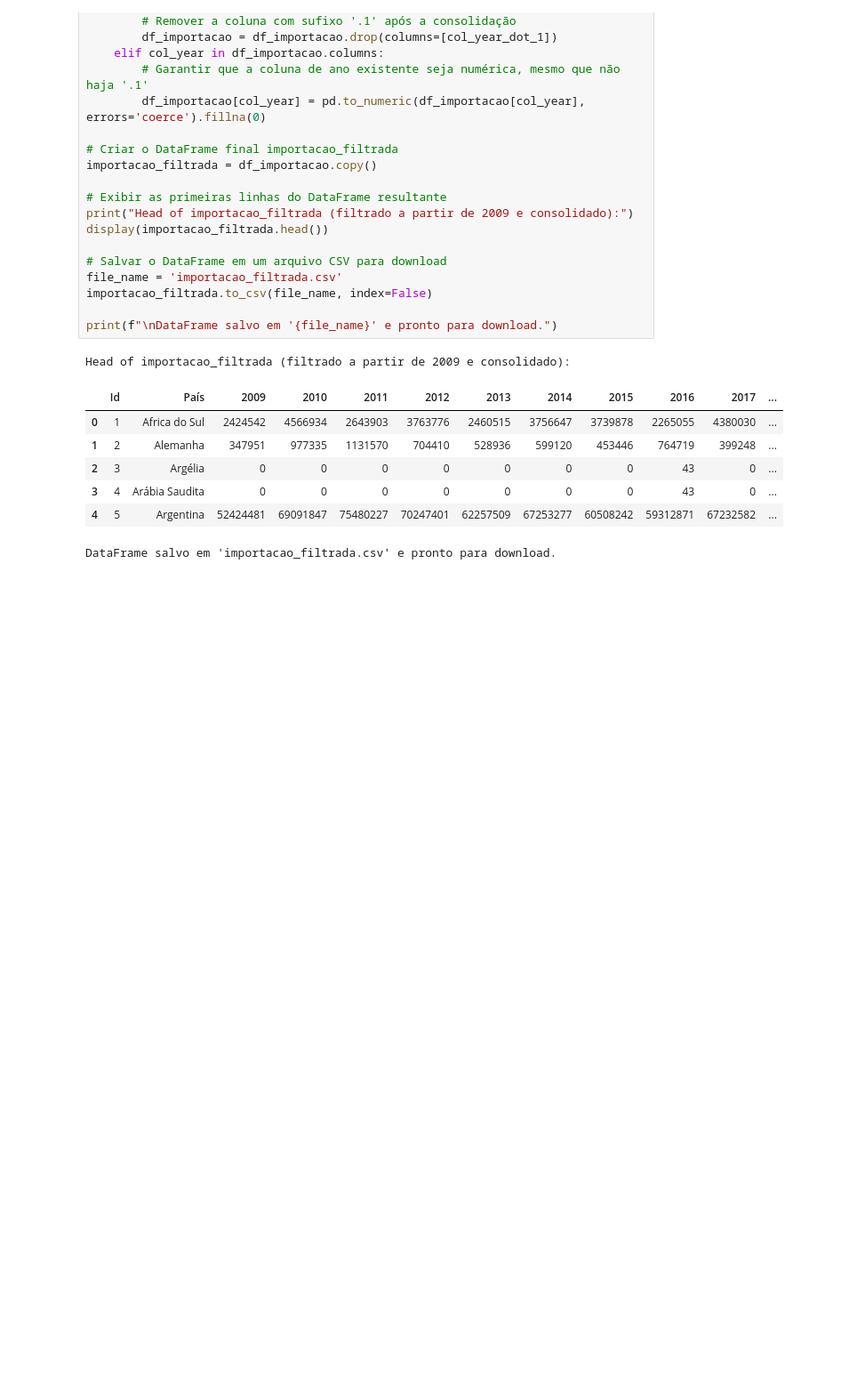
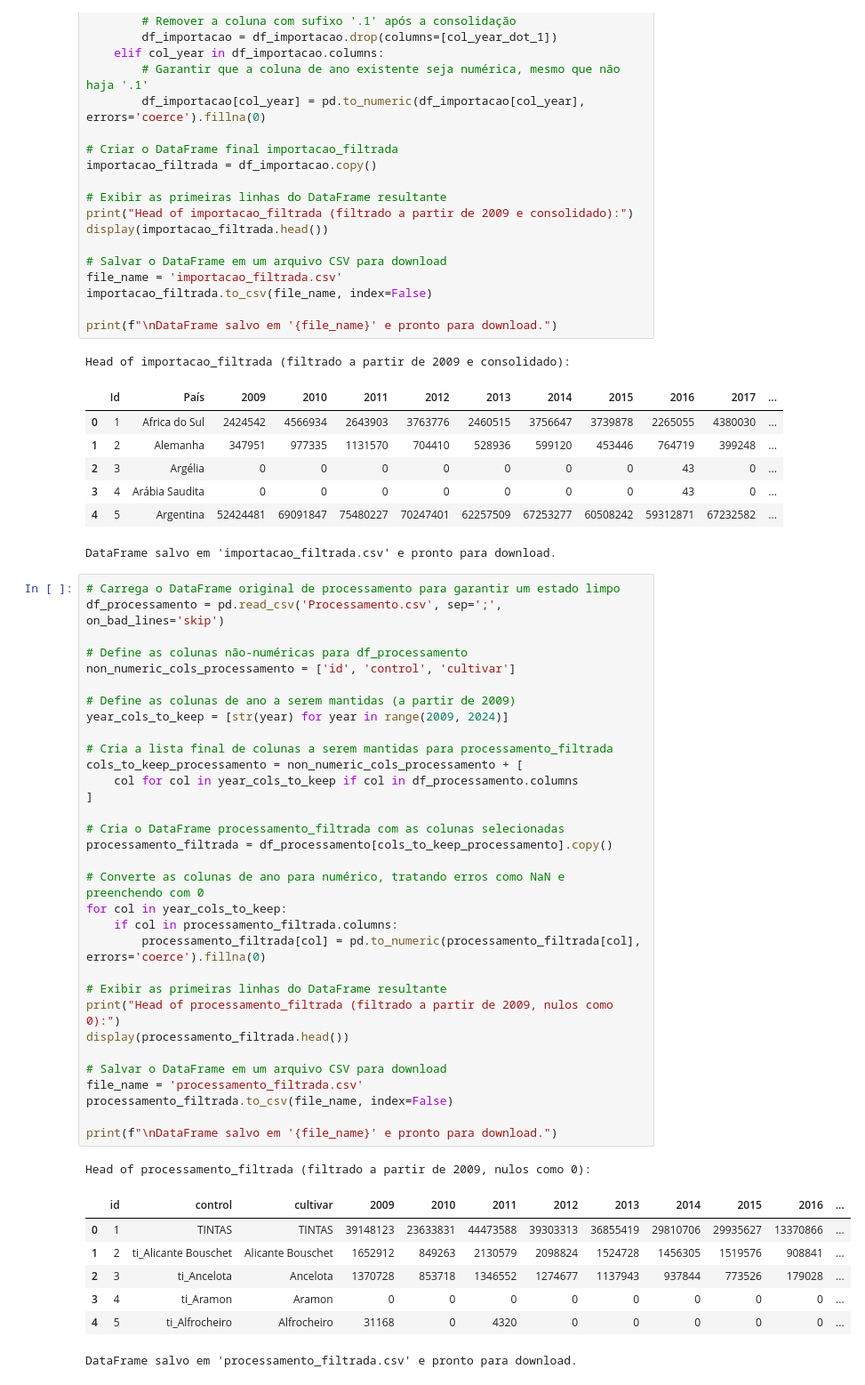
Before and after one commit to rafaellccouto/postech_analise_vinhos_comercio, a Jupyter notebook: Analise_vinhos_comercio.ipynb, the cells around one changed output. Shown at 89% size. Saved outputs shown, nothing was run; the diff lists cells and outputs as text; blank space fills up the shorter version.

```diff
--- a/Analise_vinhos_comercio.ipynb
+++ b/Analise_vinhos_comercio.ipynb
@@ -210,3 +210,44 @@ Head of importacao_filtrada (filtrado a partir de 2009 e consolidado):
 | 3 | 4 | Arábia Saudita | 0 | 0 | 0 | 0 | 0 | 0 | 0 | 43 | 0 | ... |
 | 4 | 5 | Argentina | 52424481 | 69091847 | 75480227 | 70247401 | 62257509 | 67253277 | 60508242 | 59312871 | 67232582 | ... |
 DataFrame salvo em 'importacao_filtrada.csv' e pronto para download.
+# %%
+# Carrega o DataFrame original de processamento para garantir um estado limpo
+df_processamento = pd.read_csv('Processamento.csv', sep=';', on_bad_lines='skip')
+
+# Define as colunas não-numéricas para df_processamento
+non_numeric_cols_processamento = ['id', 'control', 'cultivar']
+
+# Define as colunas de ano a serem mantidas (a partir de 2009)
+year_cols_to_keep = [str(year) for year in range(2009, 2024)]
+
+# Cria a lista final de colunas a serem mantidas para processamento_filtrada
+cols_to_keep_processamento = non_numeric_cols_processamento + [
+    col for col in year_cols_to_keep if col in df_processamento.columns
+]
+
+# Cria o DataFrame processamento_filtrada com as colunas selecionadas
+processamento_filtrada = df_processamento[cols_to_keep_processamento].copy()
+
+# Converte as colunas de ano para numérico, tratando erros como NaN e preenchendo com 0
+for col in year_cols_to_keep:
+    if col in processamento_filtrada.columns:
+        processamento_filtrada[col] = pd.to_numeric(processamento_filtrada[col], errors='coerce').fillna(0)
+
+# Exibir as primeiras linhas do DataFrame resultante
+print("Head of processamento_filtrada (filtrado a partir de 2009, nulos como 0):")
+display(processamento_filtrada.head())
+
+# Salvar o DataFrame em um arquivo CSV para download
+file_name = 'processamento_filtrada.csv'
+processamento_filtrada.to_csv(file_name, index=False)
+
+print(f"\nDataFrame salvo em '{file_name}' e pronto para download.")
+# %% [output]
+Head of processamento_filtrada (filtrado a partir de 2009, nulos como 0):
+|  | id | control | cultivar | 2009 | 2010 | 2011 | 2012 | 2013 | 2014 | 2015 | 2016 | ... |
+| 0 | 1 | TINTAS | TINTAS | 39148123 | 23633831 | 44473588 | 39303313 | 36855419 | 29810706 | 29935627 | 13370866 | ... |
+| 1 | 2 | ti_Alicante Bouschet | Alicante Bouschet | 1652912 | 849263 | 2130579 | 2098824 | 1524728 | 1456305 | 1519576 | 908841 | ... |
+| 2 | 3 | ti_Ancelota | Ancelota | 1370728 | 853718 | 1346552 | 1274677 | 1137943 | 937844 | 773526 | 179028 | ... |
+| 3 | 4 | ti_Aramon | Aramon | 0 | 0 | 0 | 0 | 0 | 0 | 0 | 0 | ... |
+| 4 | 5 | ti_Alfrocheiro | Alfrocheiro | 31168 | 0 | 4320 | 0 | 0 | 0 | 0 | 0 | ... |
+DataFrame salvo em 'processamento_filtrada.csv' e pronto para download.
```
Also changed, not shown: parts of 1 cell of this notebook.
